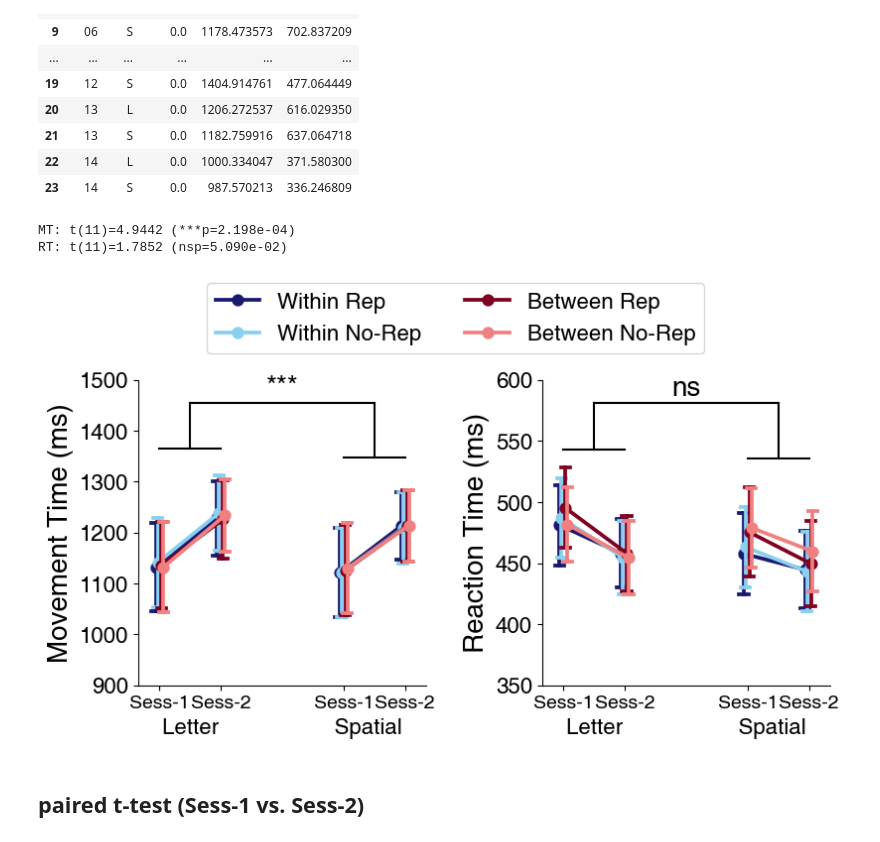
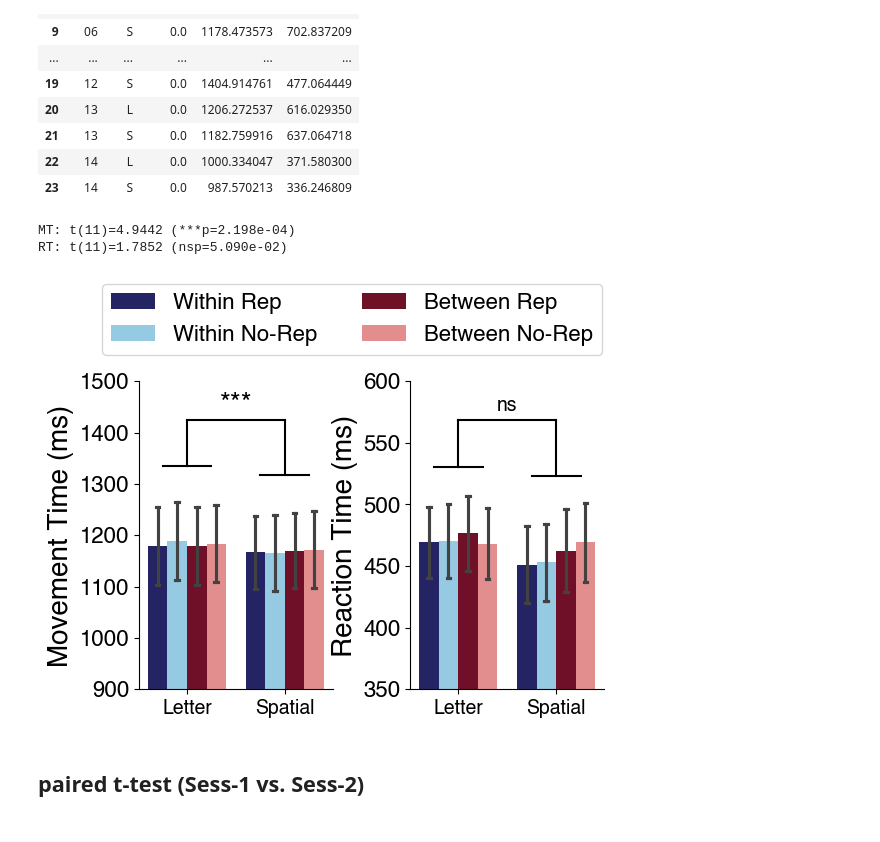
Before and after one commit to psb629/SeqSpatialSupp_fMRI, a Jupyter notebook: Notebook/behav.ipynb, the cells around one changed output. Drawn from its saved outputs; the diff is of its cells as text; code cells hidden in the pictures.

```diff
--- a/Notebook/behav.ipynb
+++ b/Notebook/behav.ipynb
@@ -245,6 +245,6 @@ def get_df_groupby(df=dg, by=['sess','subj','cue','cond','x'], successed=True, e
 
     return dg_groupby
 # %%
-dg_groupby = get_df_groupby(df=dg, by=['sess','subj','cue','cond','x'], successed=True, estimate='mean')
+dg_groupby = get_df_groupby(df=dg, by=['subj','cue','cond'], successed=True, estimate='mean')
 dg_groupby
 # %% [output]
@@ -264,16 +264,16 @@ dg_groupby
 # %%
-hue_order = ['Within Rep','Within No-Rep','','Between Rep','Between No-Rep']
-order = ['L_1','L_2','','S_1','S_2']
-palette = ['#191970','#89CFF0','#FFFFFF','#800020','#F08080']
+hue_order = ['Within Rep','Within No-Rep','Between Rep','Between No-Rep']
+order = ['L','S']
+palette = ['#191970','#89CFF0','#800020','#F08080']
 # palette = ['#191970','#800020']
 # %%
-fig, axs = plt.subplots(ncols=2, nrows=1, figsize=(9,4))
+fig, axs = plt.subplots(ncols=2, nrows=1, figsize=(6,4))
 
 for ii, feature in enumerate(['MT','RT']):
     ax = axs[ii]
-    g = sns.pointplot(
+    g = sns.barplot(
         data=dg_groupby,
-        x='x', order=order,
+        x='cue', order=order,
         y=feature, estimator='mean',
         hue='cond', hue_order=hue_order,
         errorbar='se', capsize=0.15, dodge=True,
@@ -307,9 +307,9 @@ for ii, feature in enumerate(['MT','RT']):
 
     g.set_xlabel('')
     # xticks = g.get_xticks()
-    g.set_xticks([0,1,3,4])
-    g.set_xticklabels(['Sess-1','Sess-2','Sess-1','Sess-2'], fontsize=14,)
-    g.set_xlabel('Letter%sSpatial'%'                   ', fontsize=16)
+    g.set_xticks([0,1])
+    g.set_xticklabels(['Letter','Spatial'], fontsize=14)
+    g.set_xlabel('', fontsize=16)
     yticks = g.get_yticks().astype(int)
     g.set_ylabel(ylabel,fontsize=20)
     g.set_yticks(yticks)
@@ -319,5 +319,6 @@ for ii, feature in enumerate(['MT','RT']):
     g.spines['right'].set_visible(False)
     g.spines['top'].set_visible(False)
 
+plt.subplots_adjust(wspace=0.5)
 # fig.tight_layout()
 # %% [output]
@@ -331,7 +332,7 @@ for value in ['MT','RT']:
         data=dg_groupby,
         depvar=value,
         subject='subj',
-        within=['sess','cue','cond']
+        within=['cue','cond']
     ).fit()
     print(aov)
 # %% [output]
@@ -381,41 +384,45 @@ df_groupby
 color = 'black'
 for ii, value in enumerate(['MT','RT']):
     ax = axs[ii]
     ## t-test
     a = df_groupby[df_groupby.cue=='L'][value].astype(float)
     b = df_groupby[df_groupby.cue=='S'][value].astype(float)
     res = scipy.stats.ttest_rel(a,b,alternative='greater')
     tval = res.statistic
     pval = res.pvalue
     print('%s: t(%d)=%.4f (%sp=%.3e)'%(value, res.df, tval, sstat.convert_pval_to_star(pval), pval))
+    if pval<0.05:
+        fontsize = 20
+    else:
+        fontsize = 14
 
     ylim = np.array(ax.get_ylim())
     ydiff = np.diff(ylim)[0]
     ymean = ylim.mean()
     dy = ydiff * 0.05
     # ax.set_ylim([ymean-ydiff*0.8, ymean+ydiff*0.9])
 
-    x1 = 0.5
-    y1 = a.mean() + a.sem() + dy*3.5
-    ax.plot([0,1],[y1,y1],linestyle='-',color=color)
-    x2 = 3.5
-    y2 = b.mean() + b.sem() + dy*3.5
-    ax.plot([3,4],[y2,y2],linestyle='-',color=color)
+    x1 = 0
+    y1 = a.mean() + a.sem() + dy*2.5
+    ax.plot([x1-0.25,x1+0.25],[y1,y1],linestyle='-',color=color)
+    x2 = 1
+    y2 = b.mean() + b.sem() + dy*2.5
+    ax.plot([x2-0.25,x2+0.25],[y2,y2],linestyle='-',color=color)
     yU = max(y1,y2) + dy*3
     ax.plot([x1,x1],[y1,yU],linestyle='-',color=color)
     ax.plot([x2,x2],[y2,yU],linestyle='-',color=color)
     ax.plot([x1,x2],[yU,yU],linestyle='-',color=color)
     ax.text(
         (x1+x2)*0.5, yU+dy,
-        sstat.convert_pval_to_star(pval), fontsize=20, color=color,
+        sstat.convert_pval_to_star(pval), fontsize=fontsize, color=color,
         ha='center', va='center'
     )
 fig.subplots_adjust(wspace=0.4)
 fig
 # %% [output]
 MT: t(11)=4.9442 (***p=2.198e-04)
 RT: t(11)=1.7852 (nsp=5.090e-02)
-[figure, old version]
+[figure, new version]
 # %%
 # fig.savefig(
 #     join('/mnt/f/SeqSpatialSupp_fMRI/behav.png'),
```
Also changed, not shown: parts of 4 cells of this notebook.
